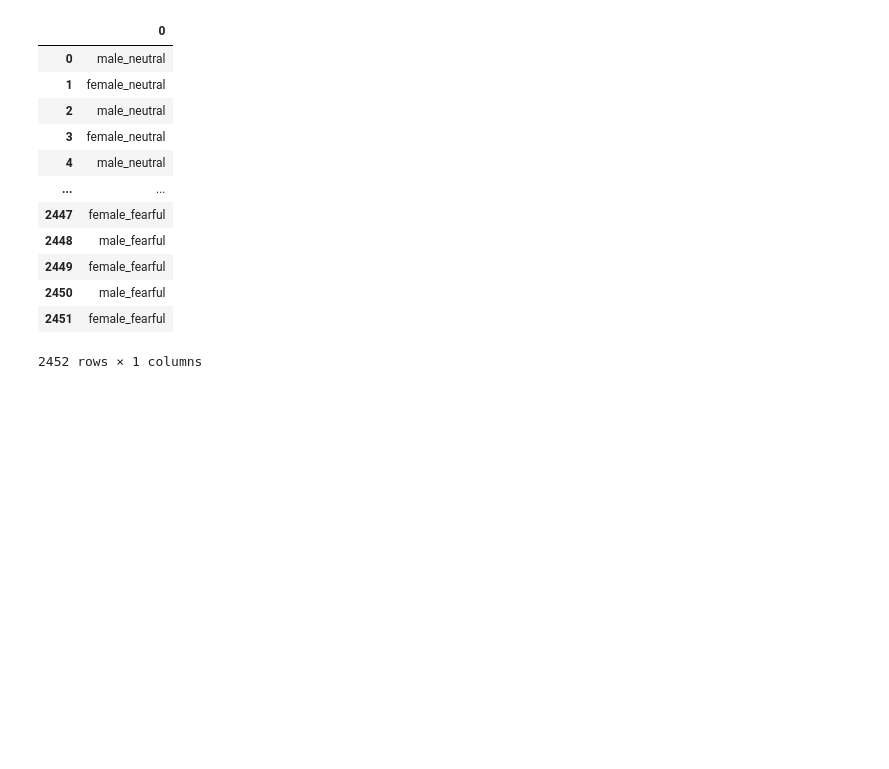
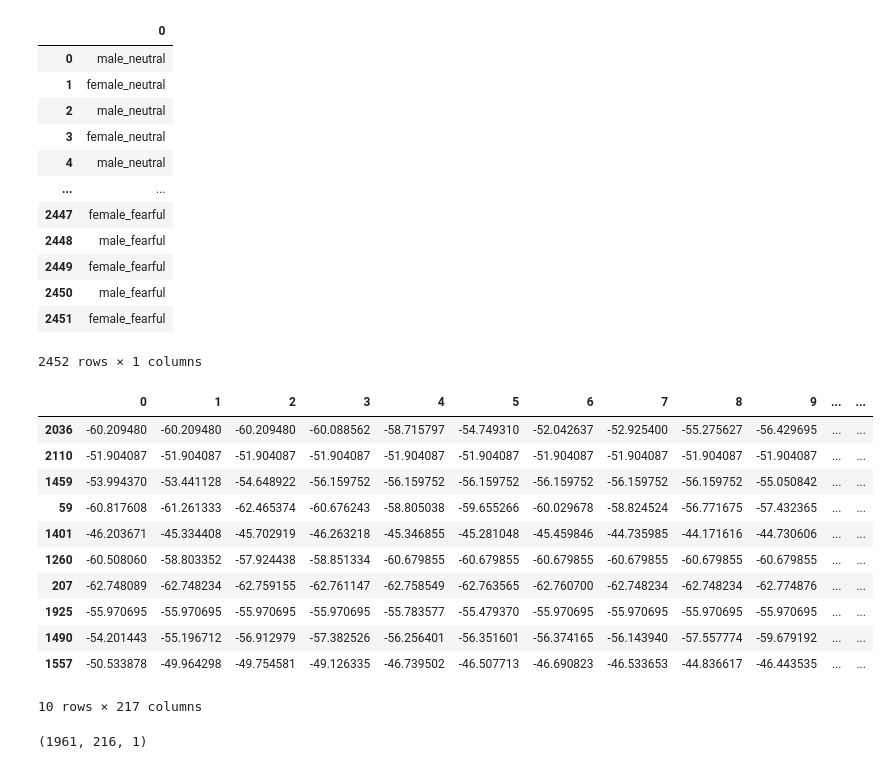
Before and after one commit to Bahaabrougui/Mood-Recognizer-from-Speech, a Jupyter notebook: main.ipynb, the cells around one changed output. Cells and saved outputs as stored; diff of their text form; code cells hidden in the pictures; blank space fills up the shorter version.

```diff
--- a/main.ipynb
+++ b/main.ipynb
@@ -65,10 +66,6 @@ plt.show()
 # %%
 feeling_list=[]
 for item in mylist:
-    if item[6:-16]=='01' and int(item[18:-4])%2==0:
-        feeling_list.append('female_neutral')
-    elif item[6:-16]=='01' and int(item[18:-4])%2==1:
-        feeling_list.append('male_neutral')
     if item[6:-16]=='02' and int(item[18:-4])%2==0:
         feeling_list.append('female_calm')
     elif item[6:-16]=='02' and int(item[18:-4])%2==1:
@@ -90,15 +87,20 @@ for item in mylist:
     elif item[6:-16]=='06' and int(item[18:-4])%2==1:
         feeling_list.append('male_fearful')
     elif item[6:-16]=='07' and int(item[18:-4])%2==0:
-        feeling_list.append('female_fearful')
+        feeling_list.append('female_disgust')
     elif item[6:-16]=='07' and int(item[18:-4])%2==1:
-        feeling_list.append('male_fearful')
+        feeling_list.append('male_disgust')
     elif item[6:-16]=='08' and int(item[18:-4])%2==0:
         feeling_list.append('female_surprised')
     elif item[6:-16]=='08' and int(item[18:-4])%2==1:
         feeling_list.append('male_surprised')
+    elif item[6:-16]=='01' and int(item[18:-4])%2==0:
+        feeling_list.append('female_neutral')
+    elif item[6:-16]=='01' and int(item[18:-4])%2==1:
+        feeling_list.append('male_neutral')
 
 labels = pd.DataFrame(feeling_list)
+# labels = labels.rename(columns={0:'label'})
 labels
 # %% [output]
 |  | 0 |
@@ -126,5 +128,4 @@ for index,y in enumerate(mylist):
         bookmark=bookmark+1
 # %%
 df3 = pd.DataFrame(df['feature'].values.tolist())
-newdf = pd.concat([df3,labels], axis=1)
-rnewdf = newdf.rename(index=str, columns={"0": "label"})
+newdf = pd.concat([df3,labels.rename(columns={0:'label'})], axis=1)
@@ -135,0 +132,17 @@ rnewdf=rnewdf.fillna(0)
+# %%
+from sklearn.model_selection import train_test_split
+train, test = train_test_split(newdf, test_size=0.2, random_state=42, shuffle=True)
+train[250:260]
+# %% [output]
+|  | 0 | 1 | 2 | 3 | 4 | 5 | 6 | 7 | 8 | 9 | ... | ... |
+| 2036 | -60.209480 | -60.209480 | -60.209480 | -60.088562 | -58.715797 | -54.749310 | -52.042637 | -52.925400 | -55.275627 | -56.429695 | ... | ... |
+| 2110 | -51.904087 | -51.904087 | -51.904087 | -51.904087 | -51.904087 | -51.904087 | -51.904087 | -51.904087 | -51.904087 | -51.904087 | ... | ... |
+| 1459 | -53.994370 | -53.441128 | -54.648922 | -56.159752 | -56.159752 | -56.159752 | -56.159752 | -56.159752 | -56.159752 | -55.050842 | ... | ... |
+| 59 | -60.817608 | -61.261333 | -62.465374 | -60.676243 | -58.805038 | -59.655266 | -60.029678 | -58.824524 | -56.771675 | -57.432365 | ... | ... |
+| 1401 | -46.203671 | -45.334408 | -45.702919 | -46.263218 | -45.346855 | -45.281048 | -45.459846 | -44.735985 | -44.171616 | -44.730606 | ... | ... |
+| 1260 | -60.508060 | -58.803352 | -57.924438 | -58.851334 | -60.679855 | -60.679855 | -60.679855 | -60.679855 | -60.679855 | -60.679855 | ... | ... |
+| 207 | -62.748089 | -62.748234 | -62.759155 | -62.761147 | -62.758549 | -62.763565 | -62.760700 | -62.748234 | -62.748234 | -62.774876 | ... | ... |
+| 1925 | -55.970695 | -55.970695 | -55.970695 | -55.970695 | -55.783577 | -55.479370 | -55.970695 | -55.970695 | -55.970695 | -55.970695 | ... | ... |
+| 1490 | -54.201443 | -55.196712 | -56.912979 | -57.382526 | -56.256401 | -56.351601 | -56.374165 | -56.143940 | -57.557774 | -59.679192 | ... | ... |
+| 1557 | -50.533878 | -49.964298 | -49.754581 | -49.126335 | -46.739502 | -46.507713 | -46.690823 | -46.533653 | -44.836617 | -46.443535 | ... | ... |
+10 rows × 217 columns
@@ -135,0 +168,6 @@ rnewdf=rnewdf.fillna(0)
+# %%
+x_traincnn =np.expand_dims(X_train, axis=2)
+x_testcnn= np.expand_dims(X_test, axis=2)
+x_traincnn.shape
+# %% [output]
+(1961, 216, 1)
```
Also changed, not shown: parts of 9 cells of this notebook, 1 other file.
